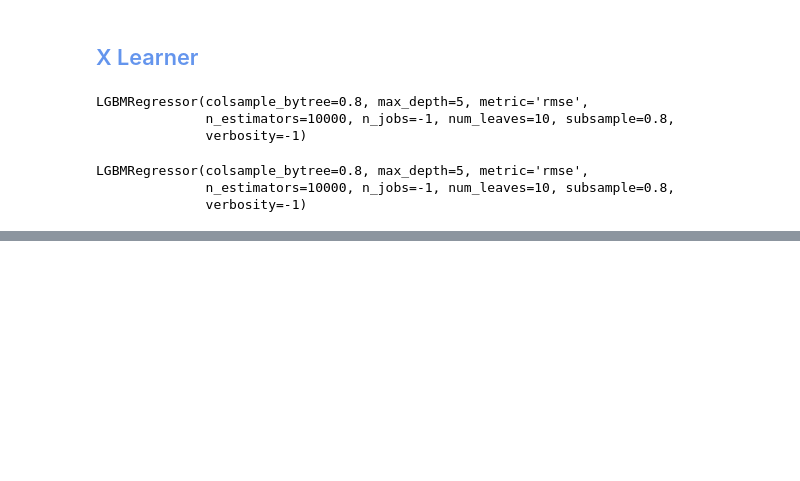
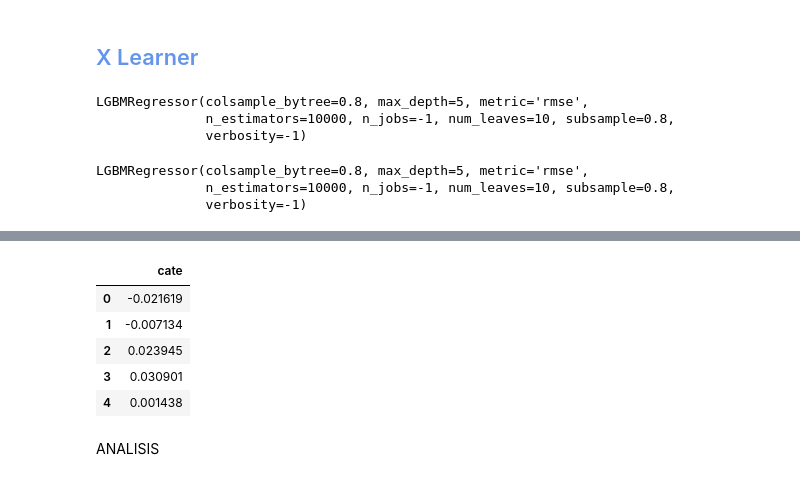
Before and after one commit to arantzaghg/lab_aprendizaje_estadistico, a Jupyter notebook: Examen 4 correcto- Arantza Gomez Haro Gamboa.ipynb, the cells around one changed output, grey strips where cells are left out. Saved outputs shown, nothing was run; the diff lists cells and outputs as text; code cells hidden in the pictures; blank space fills up the shorter version.

```diff
--- a/Examen 4 correcto- Arantza Gomez Haro Gamboa.ipynb
+++ b/Examen 4 correcto- Arantza Gomez Haro Gamboa.ipynb
@@ -520,0 +563,17 @@ LGBMRegressor(colsample_bytree=0.8, max_depth=5, metric='rmse',
+# %%
+cate = propensity_score * predict_d1 + (1-propensity_score)* predict_d0
+
+df_cate = pd.DataFrame({
+    'cate': cate
+})
+
+df_cate.head()
+# %% [output]
+|  | cate |
+| 0 | -0.021619 |
+| 1 | -0.007134 |
+| 2 | 0.023945 |
+| 3 | 0.030901 |
+| 4 | 0.001438 |
+# %% [markdown]
+ANALISIS
```
Also changed, not shown: parts of 5 cells of this notebook.
